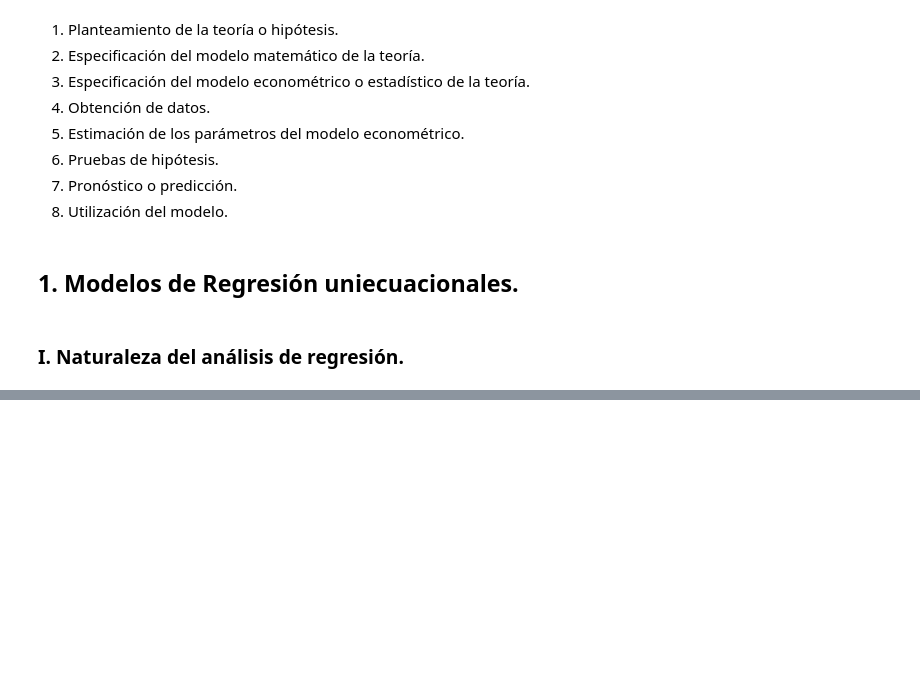
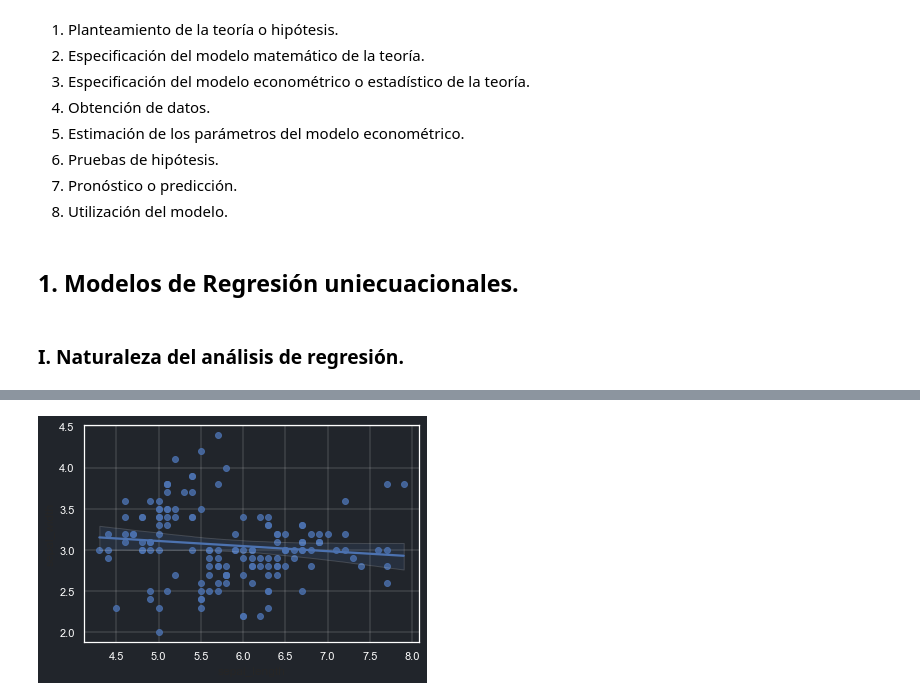
Before and after one commit to JuanFeA98/Economia, a Jupyter notebook: Econometría/01. Econometria I.ipynb, the cells around one changed output, grey strips where cells are left out. Cells and saved outputs as stored; diff of their text form; code cells hidden in the pictures; blank space fills up the shorter version.

```diff
--- a/Econometría/01. Econometria I.ipynb
+++ b/Econometría/01. Econometria I.ipynb
@@ -42,0 +82,18 @@ las matemáticas y la inferencia estadística se aplican al análisis de los fen
+# %%
+sns.set(
+    rc={
+        'axes.facecolor':'#21252b',
+        'figure.facecolor':'#21252b',
+        'ytick.color': 'white',
+        'xtick.color': 'white',
+        'grid.linewidth':0.2,
+    })
+
+# https://github.com/mwaskom/seaborn/blob/master/seaborn/rcmod.py#L14
+# %%
+df = sns.load_dataset('iris')
+# %%
+sns.regplot(x=df["sepal_length"], y=df["sepal_width"])
+plt.show()
+# %% [output]
+[figure, added]
```
Also changed, not shown: parts of 5 cells of this notebook.
